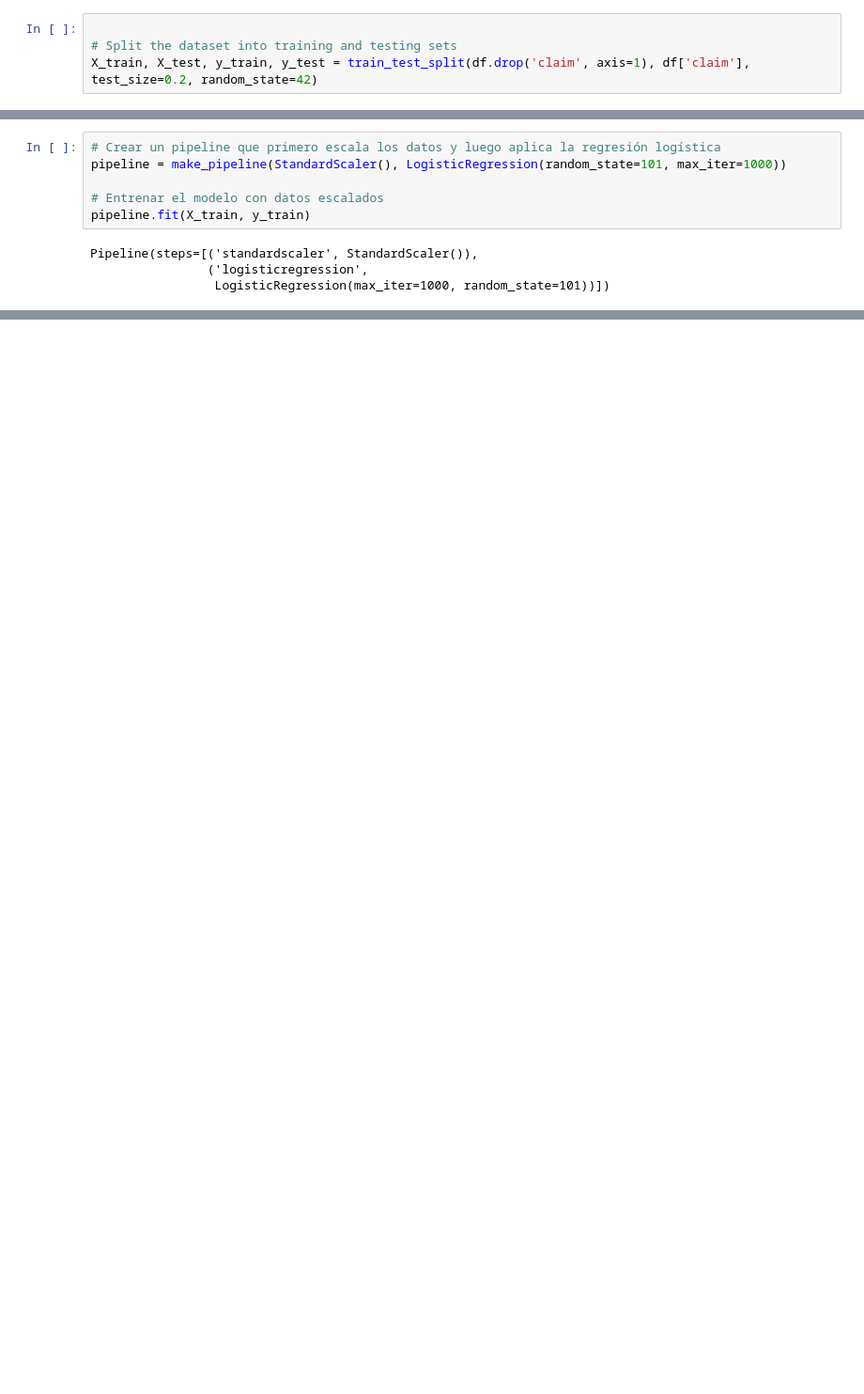
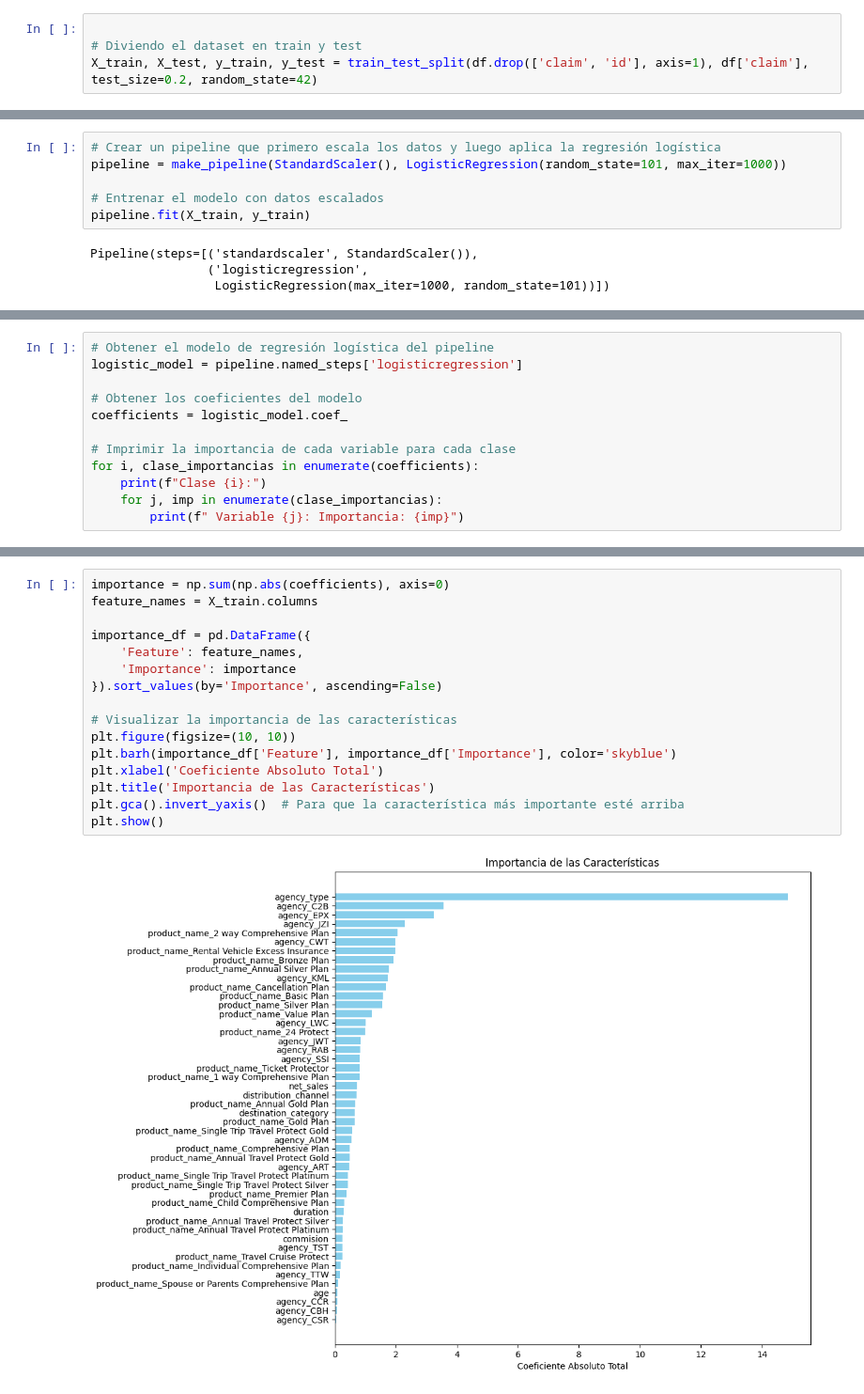
Before and after one commit to gdelgador/MineriaDatos, a Jupyter notebook: Actividad2.ipynb, the cells around one changed output, grey strips where cells are left out. Shown at 94% size. Drawn from its saved outputs; the diff is of its cells as text; blank space fills up the shorter version.

```diff
--- a/Actividad2.ipynb
+++ b/Actividad2.ipynb
@@ -44,4 +43,4 @@ df.shape
 # %%
 
-# Split the dataset into training and testing sets
-X_train, X_test, y_train, y_test = train_test_split(df.drop('claim', axis=1), df['claim'], test_size=0.2, random_state=42)
+# Diviendo el dataset en train y test
+X_train, X_test, y_train, y_test = train_test_split(df.drop(['claim', 'id'], axis=1), df['claim'], test_size=0.2, random_state=42)
@@ -91,0 +115,12 @@ weighted avg       0.85      0.85      0.85     19714
+# %%
+# Obtener el modelo de regresión logística del pipeline
+logistic_model = pipeline.named_steps['logisticregression']
+
+# Obtener los coeficientes del modelo
+coefficients = logistic_model.coef_
+
+# Imprimir la importancia de cada variable para cada clase
+for i, clase_importancias in enumerate(coefficients):
+    print(f"Clase {i}:")
+    for j, imp in enumerate(clase_importancias):
+        print(f" Variable {j}: Importancia: {imp}")
@@ -91,0 +145,18 @@ weighted avg       0.85      0.85      0.85     19714
+# %%
+importance = np.sum(np.abs(coefficients), axis=0)
+feature_names = X_train.columns
+
+importance_df = pd.DataFrame({
+    'Feature': feature_names,
+    'Importance': importance
+}).sort_values(by='Importance', ascending=False)
+
+# Visualizar la importancia de las características
+plt.figure(figsize=(10, 10))
+plt.barh(importance_df['Feature'], importance_df['Importance'], color='skyblue')
+plt.xlabel('Coeficiente Absoluto Total')
+plt.title('Importancia de las Características')
+plt.gca().invert_yaxis()  # Para que la característica más importante esté arriba
+plt.show()
+# %% [output]
+[figure, added]
```
Also changed, not shown: parts of 33 cells of this notebook, 1 other file.
